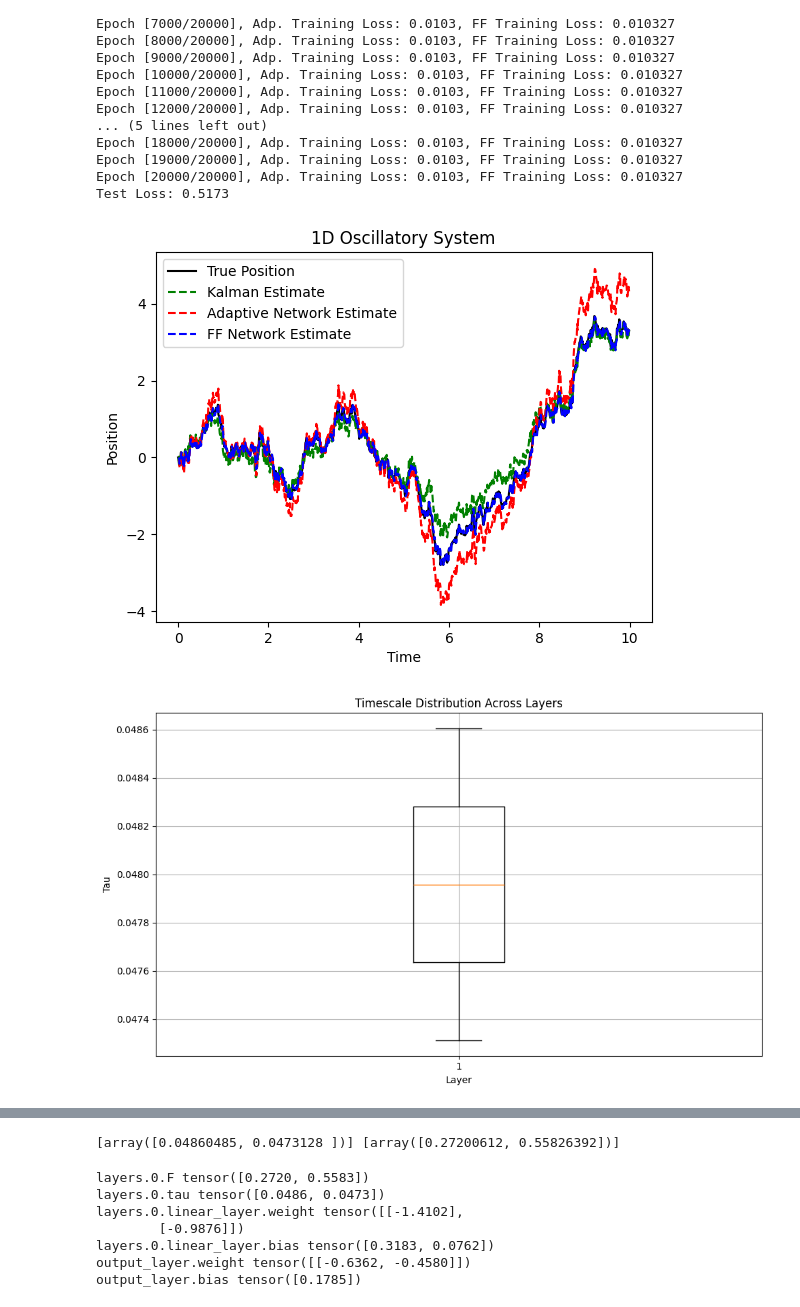
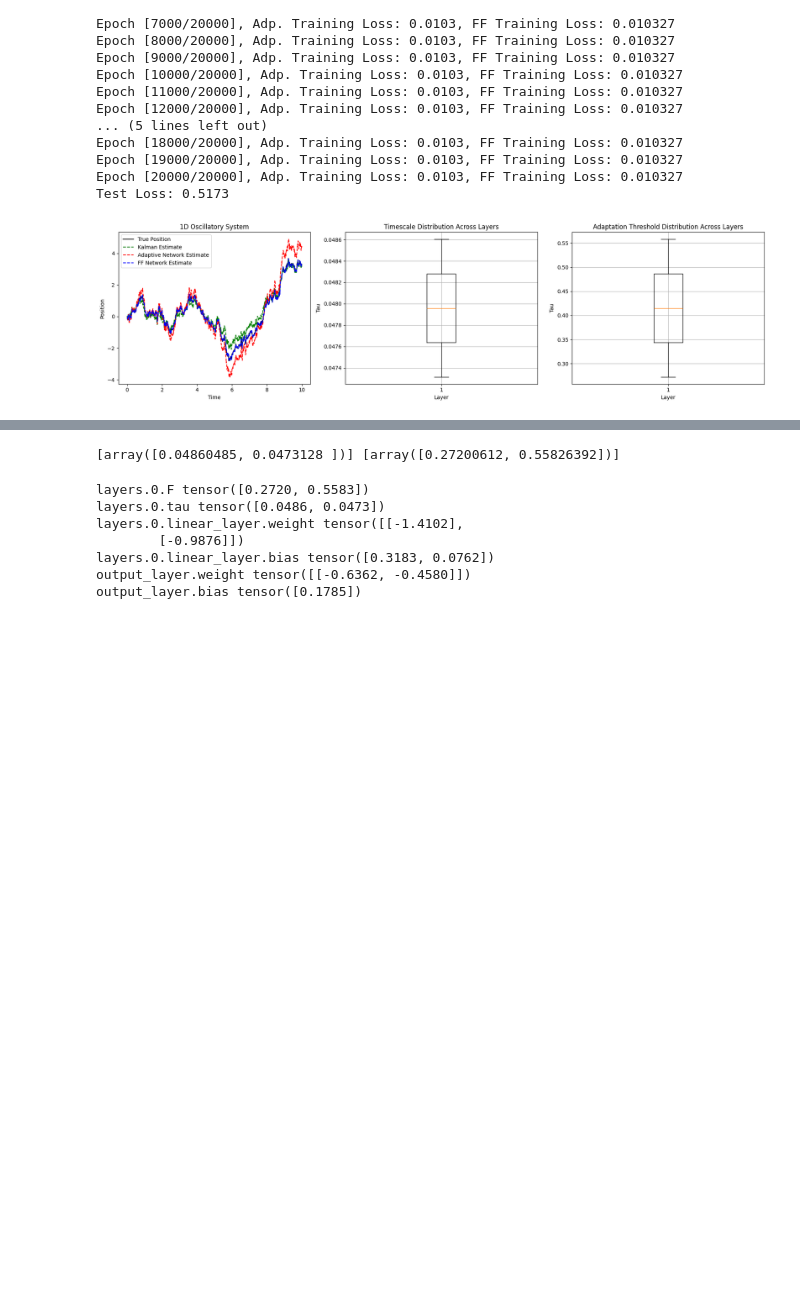
Before and after one commit to reecekeller/adaptation, a Jupyter notebook: models/linear_test.ipynb, the cells around one changed output, grey strips where cells are left out. Drawn from its saved outputs; the diff is of its cells as text; code cells hidden in the pictures; blank space fills up the shorter version.

```diff
--- a/models/linear_test.ipynb
+++ b/models/linear_test.ipynb
@@ -141,6 +141,9 @@ Epoch [19000/20000], Adp. Training Loss: 0.0103, FF Training Loss: 0.010327
 Epoch [20000/20000], Adp. Training Loss: 0.0103, FF Training Loss: 0.010327
 Test Loss: 0.5173
 # %%
+fig = plt.figure(figsize=(18, 5))
+
+plt.subplot(1, 3, 1)
 # Plot results
 plt.plot(t_space, x, 'k', label='True Position')
 #plt.plot(t_space, z, '-r', label='Nuisance Variable')
@@ -154,7 +157,7 @@ plt.xlabel('Time')
 plt.ylabel('Position')
 plt.title('1D Oscillatory System')
 plt.legend()
-plt.show()
+
 
 all_tau = linear_model.get_all_tau()
 all_F = linear_model.get_all_F()
@@ -162,38 +165,36 @@ all_F = linear_model.get_all_F()
 data_for_boxplot = [list(v) for v in all_tau]
 
 # Plotting
-plt.figure(figsize=(10, 6))
-
+#plt.figure(figsize=(10, 6))
+plt.subplot(1, 3, 2)
+#
 plt.boxplot(data_for_boxplot, positions=np.arange(1, len(all_tau) + 1))
 # Customize the plot
 plt.xlabel('Layer')
 plt.ylabel('Tau')
 plt.title('Timescale Distribution Across Layers')
 plt.xticks(np.arange(1, len(all_tau) + 1), labels=np.arange(1, len(all_tau) + 1))  # Set x-axis ticks and labels
 plt.grid(True)
 
-# Show plot
-plt.tight_layout()
-plt.show()
 
 data_for_boxplot = [list(v) for v in all_F]
 # Plotting
-plt.figure(figsize=(10, 6))
+#plt.figure(figsize=(10, 6))
 
+plt.subplot(1, 3, 3)
 plt.boxplot(data_for_boxplot, positions=np.arange(1, len(all_F) + 1))
 
 # Customize the plot
 plt.xlabel('Layer')
 plt.ylabel('Tau')
 plt.title('Adaptation Threshold Distribution Across Layers')
 plt.xticks(np.arange(1, len(all_F) + 1), labels=np.arange(1, len(all_F) + 1))  # Set x-axis ticks and labels
 plt.grid(True)
 
 # Show plot
 plt.tight_layout()
 plt.show()
 
 print(all_tau, all_F)
 # %% [output]
-[figure, old version]
+[figure, new version]
-[figure, removed]
```
Also changed, not shown: parts of 1 cell of this notebook.
